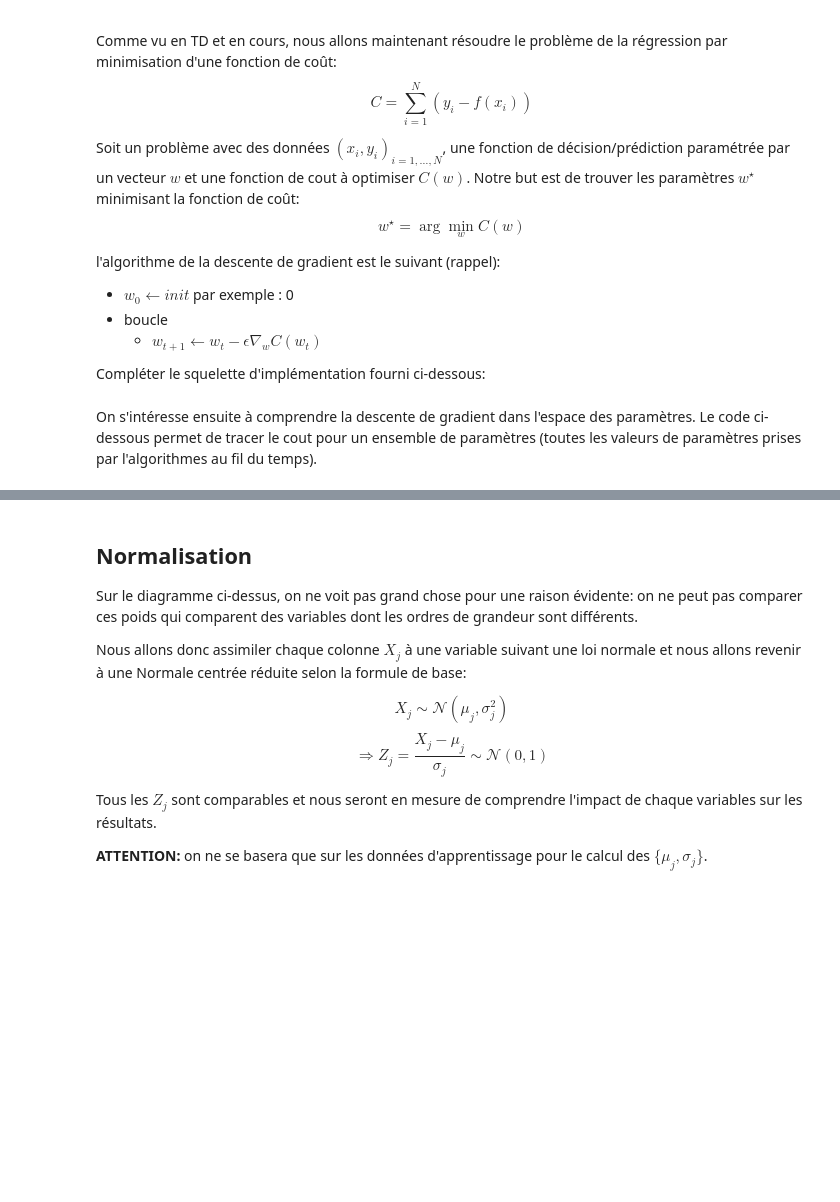
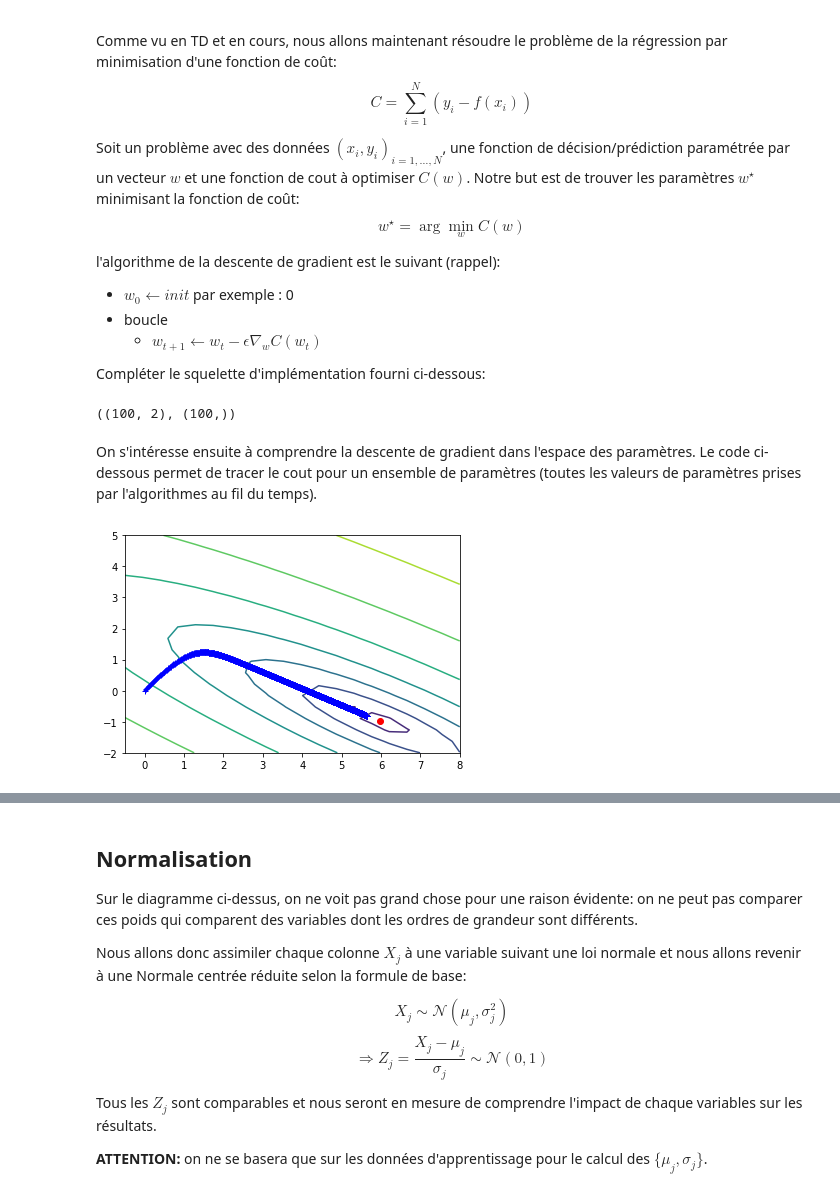
Before and after one commit to CharlesAttend/M1-S1-DAC, a Jupyter notebook: MAPSI/TME/tme9/tme9_etu.ipynb, the cells around one changed output, grey strips where cells are left out. Drawn from its saved outputs; the diff is of its cells as text; code cells hidden in the pictures; blank space fills up the shorter version.

```diff
--- a/MAPSI/TME/tme9/tme9_etu.ipynb
+++ b/MAPSI/TME/tme9/tme9_etu.ipynb
@@ -154,58 +185,63 @@ l'algorithme de la descente de gradient est le suivant (rappel):
      - $w_{t+1} \leftarrow w_{t} - \epsilon \nabla_w C(w_t)$
 
 Compléter le squelette d'implémentation fourni ci-dessous:
+# %%
+Xe.shape, y_train.shape
+# %% [output]
+((100, 2), (100,))
 # %%
 # pour travailler en matrice: (re)construction de la matrice contenant les X et un biais
-Xe = make_mat_lin_biais(X_train) # dataset linéaire, transformation lineaire des données
-wstar = # A compléter # pour se rappeler du w optimal
+Xe = make_mat_lin_biais(X_train) # dataset linéaire, transformation linéaire des données
+wstar = get_w(Xe, y_train) # pour se rappeler du w optimal
 
 def descente_grad_mc(X, y, eps=1e-4, nIterations=100):
     w = np.zeros(X.shape[1]) # init à 0
     allw = [w]
     for i in range(nIterations):
-        # A COMPLETER => calcul du gradient vu en TD
-        #
+        w = w - eps * 2 * X.T @ (X @ w - y)
         allw.append(w) # stockage de toutes les valeurs intermédiaires pour analyse
     allw = np.array(allw)
     return w, allw # la dernière valeur (meilleure) + tout l'historique pour le plot
 
-w, allw = descente_grad_mc(Xe, y_train, eps=1e-4, nIterations=200)
+w, allw = descente_grad_mc(Xe, y_train, eps=1e-4, nIterations=2000)
 # %% [markdown]
 On s'intéresse ensuite à comprendre la descente de gradient dans l'espace des paramètres. Le code ci-dessous permet de tracer le cout pour un ensemble de paramètres (toutes les valeurs de paramètres prises par l'algorithmes au fil du temps).
 # %%
 # tracer de l'espace des couts
 def plot_parametres( allw, X, y, opti = [], ngrid = 20, extract_bornes=False):
     '''
-    Fonction de tracer d'un historique de coefficients
+    Fonction de tracé d'un historique de coefficients
     ATTENTION: ca ne marche qu'en 2D (évidemment)
     Chaque w doit contenir 2 valeurs
 
     Il faut fournir les données (X,y) pour calculer le cout associé
     à un jeu de paramètres w
     ATTENTION X = forme matricielle des données
     '''
     w_min = [-0.5, -2] # bornes par défaut, uniquement pour notre cas d'usage
     w_max = [8, 5]
     if extract_bornes: # bornes générales
         w_min = np.min(allw,0) # trouver les bornes
         w_max = np.max(allw,0)
     # faire une grille régulière avec tous les couples possibles entre le min et le max
     w1range = np.linspace(w_min[0], w_max[0], ngrid)
     w2range = np.linspace(w_min[1], w_max[1], ngrid)
     w1,w2 = np.meshgrid(w1range,w2range)
     #
     # calcul de tous les couts associés à tous les couples de paramètres
     cost = np.array([[np.log(((X @ np.array([w1i,w2j])-y)**2).sum()) for w1i in w1range] for w2j in w2range])
     #
     plt.figure()
     plt.contour(w1, w2, cost)
     if len(opti) > 0:
         plt.scatter(wstar[0], wstar[1],c='r')
     plt.plot(allw[:,0],allw[:,1],'b+-' ,lw=2 )
     return
 
 plot_parametres( allw, Xe, y_train, opti=wstar)
 # plt.savefig('fig/grad_descente.png')
+# %% [output]
+[figure, added]
 # %% [markdown]
 Vous devez obtenir un image de la forme :
 ![Descente de gradient](fig/grad_descente.png)
```
Also changed, not shown: parts of 25 cells of this notebook.
